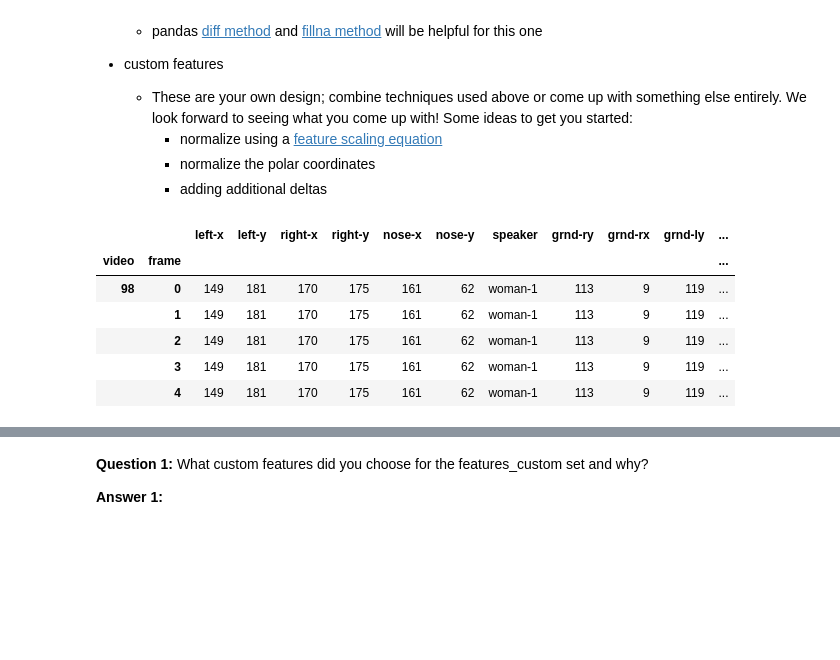
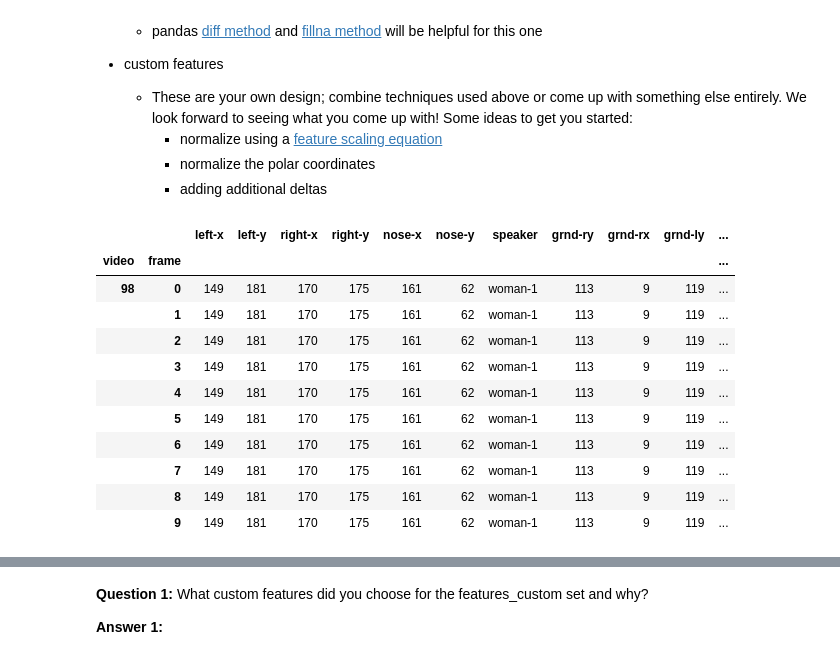
Before and after one commit to barmag/aind-recognizer, a Jupyter notebook: asl_recognizer.ipynb, the cells around one changed output, grey strips where cells are left out. Saved outputs shown, nothing was run; the diff lists cells and outputs as text; code cells hidden in the pictures; blank space fills up the shorter version.

```diff
--- a/asl_recognizer.ipynb
+++ b/asl_recognizer.ipynb
@@ -212,23 +212,28 @@ def get_feature_name_for_norm(name):
 # %%
 # TODO add features for normalized by speaker values of left, right, x, y
 # Name these 'norm-rx', 'norm-ry', 'norm-lx', and 'norm-ly'
 # using Z-score scaling (X-Xmean)/Xstd
 
 features_norm = ['norm-rx', 'norm-ry', 'norm-lx','norm-ly']
 
 for f in features_norm:
     feature_name = get_feature_name_for_norm(f)
     cl = asl.df['speaker']
     asl.df[f] = (asl.df[feature_name] - cl.map(df_means[feature_name])) / cl.map(df_std[feature_name])
-asl.df.head()
+asl.df.head(10)
 # %% [output]
 |  |  | left-x | left-y | right-x | right-y | nose-x | nose-y | speaker | grnd-ry | grnd-rx | grnd-ly | ... |
 | video | frame |  |  |  |  |  |  |  |  |  |  | ... |
 | 98 | 0 | 149 | 181 | 170 | 175 | 161 | 62 | woman-1 | 113 | 9 | 119 | ... |
 |  | 1 | 149 | 181 | 170 | 175 | 161 | 62 | woman-1 | 113 | 9 | 119 | ... |
 |  | 2 | 149 | 181 | 170 | 175 | 161 | 62 | woman-1 | 113 | 9 | 119 | ... |
 |  | 3 | 149 | 181 | 170 | 175 | 161 | 62 | woman-1 | 113 | 9 | 119 | ... |
 |  | 4 | 149 | 181 | 170 | 175 | 161 | 62 | woman-1 | 113 | 9 | 119 | ... |
+|  | 5 | 149 | 181 | 170 | 175 | 161 | 62 | woman-1 | 113 | 9 | 119 | ... |
+|  | 6 | 149 | 181 | 170 | 175 | 161 | 62 | woman-1 | 113 | 9 | 119 | ... |
+|  | 7 | 149 | 181 | 170 | 175 | 161 | 62 | woman-1 | 113 | 9 | 119 | ... |
+|  | 8 | 149 | 181 | 170 | 175 | 161 | 62 | woman-1 | 113 | 9 | 119 | ... |
+|  | 9 | 149 | 181 | 170 | 175 | 161 | 62 | woman-1 | 113 | 9 | 119 | ... |
 # %%
 # TODO add features for polar coordinate values where the nose is the origin
 # Name these 'polar-rr', 'polar-rtheta', 'polar-lr', and 'polar-ltheta'
```
Also changed, not shown: parts of 1 cell of this notebook.
